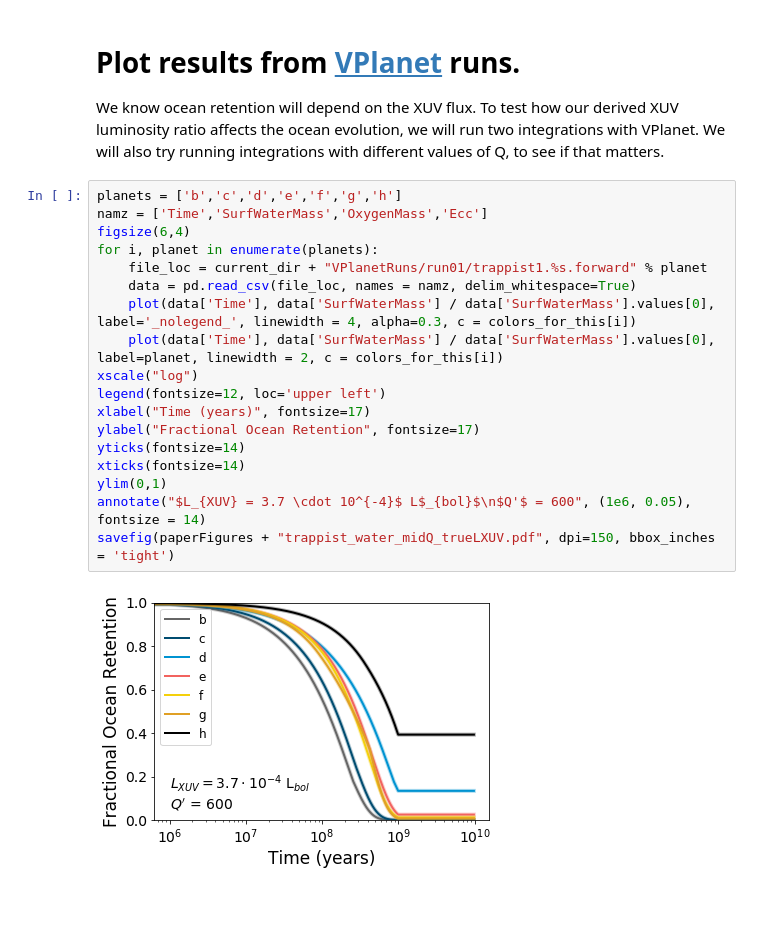
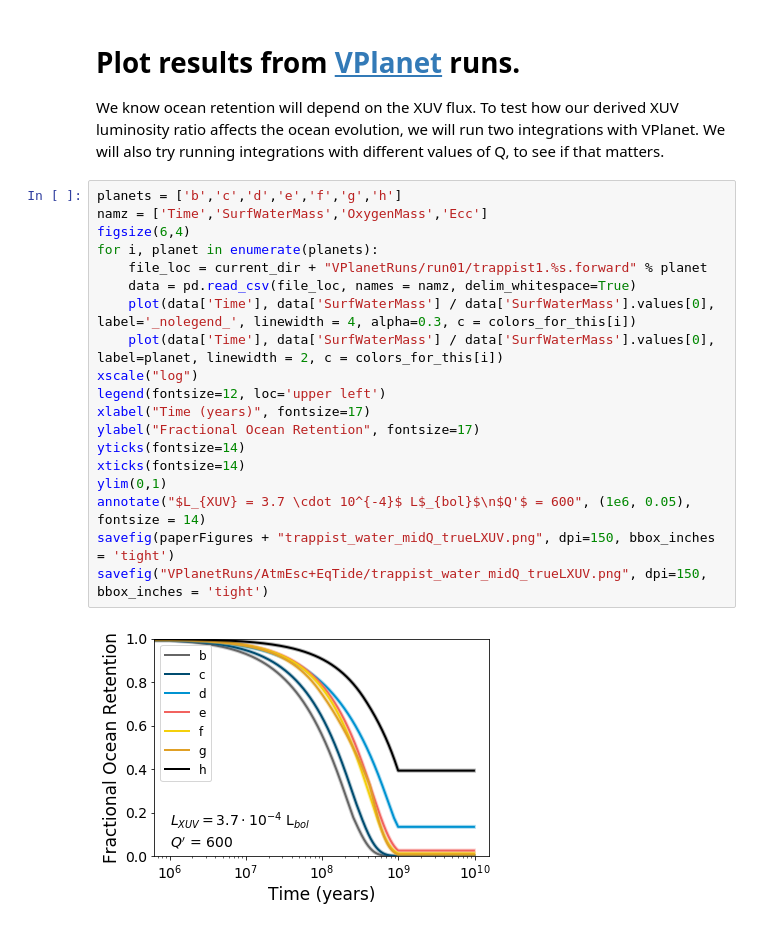
Before and after one commit to jxcbecker/trappist1, a Jupyter notebook: MakeFigures.ipynb, the cells around one changed output. Drawn from its saved outputs; the diff is of its cells as text.

```diff
--- a/MakeFigures.ipynb
+++ b/MakeFigures.ipynb
@@ -739,23 +743,24 @@ To test how our derived XUV luminosity ratio affects the ocean evolution, we wil
 # %%
 planets = ['b','c','d','e','f','g','h']
 namz = ['Time','SurfWaterMass','OxygenMass','Ecc']
 figsize(6,4)
 for i, planet in enumerate(planets):
     file_loc = current_dir + "VPlanetRuns/run01/trappist1.%s.forward" % planet
     data = pd.read_csv(file_loc, names = namz, delim_whitespace=True)
     plot(data['Time'], data['SurfWaterMass'] / data['SurfWaterMass'].values[0], label='_nolegend_', linewidth = 4, alpha=0.3, c = colors_for_this[i])
     plot(data['Time'], data['SurfWaterMass'] / data['SurfWaterMass'].values[0], label=planet, linewidth = 2, c = colors_for_this[i])
 xscale("log")
 legend(fontsize=12, loc='upper left')
 xlabel("Time (years)", fontsize=17)
 ylabel("Fractional Ocean Retention", fontsize=17)
 yticks(fontsize=14)
 xticks(fontsize=14)
 ylim(0,1)
 annotate("$L_{XUV} = 3.7 \cdot 10^{-4}$ L$_{bol}$\n$Q'$ = 600", (1e6, 0.05), fontsize = 14)
-savefig(paperFigures + "trappist_water_midQ_trueLXUV.pdf", dpi=150, bbox_inches = 'tight')
+savefig(paperFigures + "trappist_water_midQ_trueLXUV.png", dpi=150, bbox_inches = 'tight')
+savefig("VPlanetRuns/AtmEsc+EqTide/trappist_water_midQ_trueLXUV.png", dpi=150, bbox_inches = 'tight')
 # %% [output]
-[figure, old version]
+[figure, new version]
 # %%
 planets = ['b','c','d','e','f','g','h']
 namz = ['Time','SurfWaterMass','OxygenMass','Ecc']
```
Also changed, not shown: parts of 13 cells of this notebook, 28 other files.
